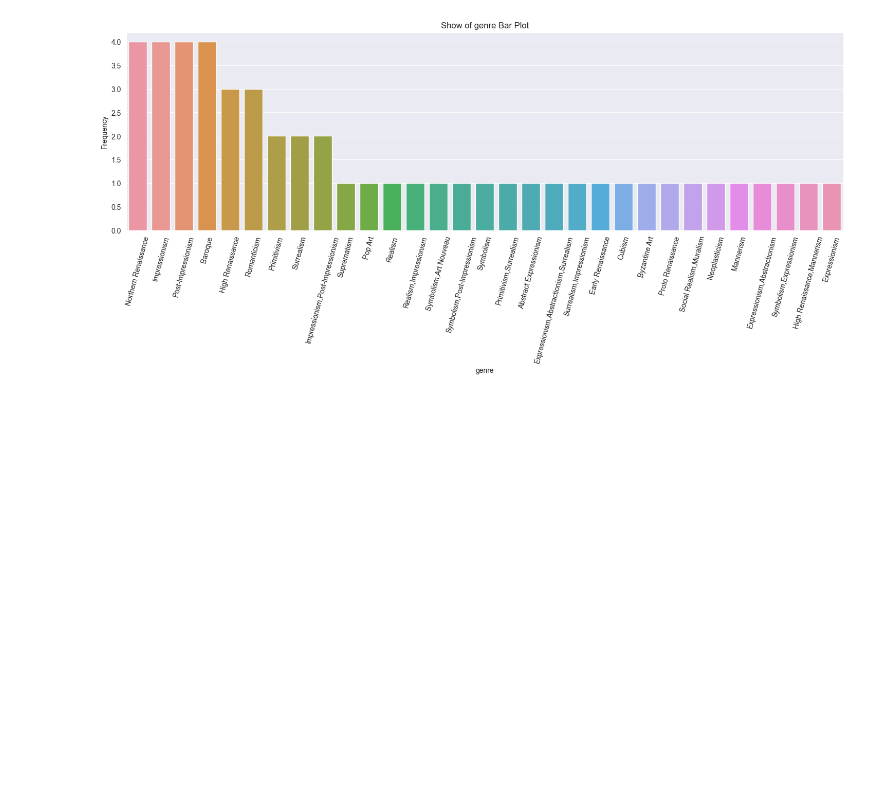
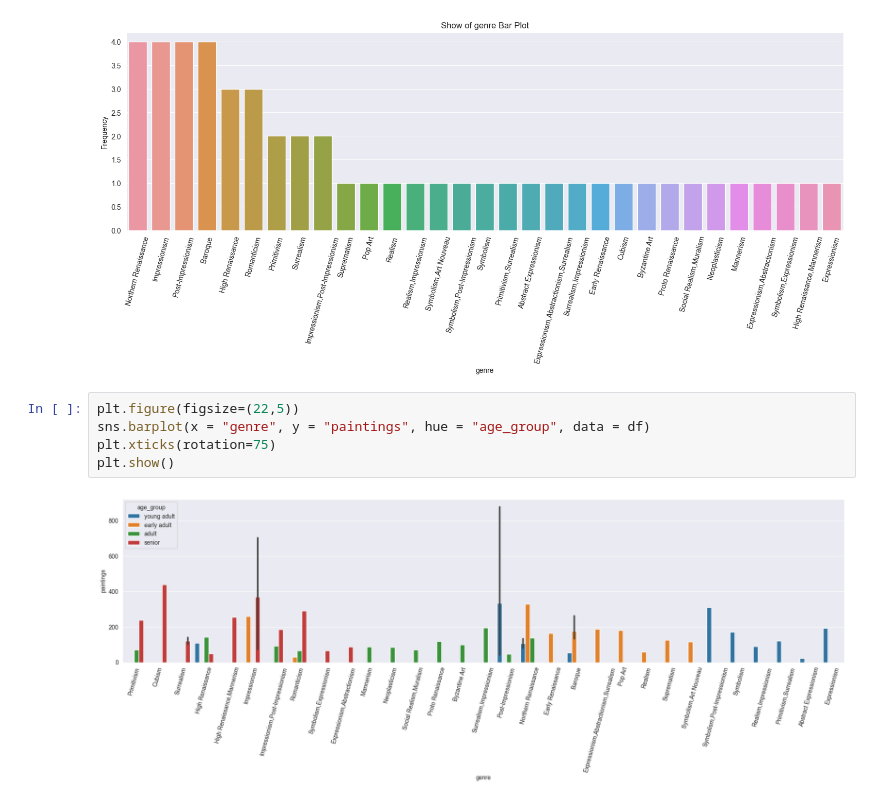
Before and after one commit to pooyanosk1382/BestArt, a Jupyter notebook: BestArt.ipynb, the cells around one changed output. Drawn from its saved outputs; the diff is of its cells as text; blank space fills up the shorter version.

```diff
--- a/BestArt.ipynb
+++ b/BestArt.ipynb
@@ -181,3 +181,10 @@ plt.title('Show of genre Bar Plot')
 plt.show()
 # %% [output]
 [figure]
+# %%
+plt.figure(figsize=(22,5))
+sns.barplot(x = "genre", y = "paintings", hue = "age_group", data = df)
+plt.xticks(rotation=75)
+plt.show()
+# %% [output]
+[figure, added]
```
Also changed, not shown: parts of 11 cells of this notebook.
